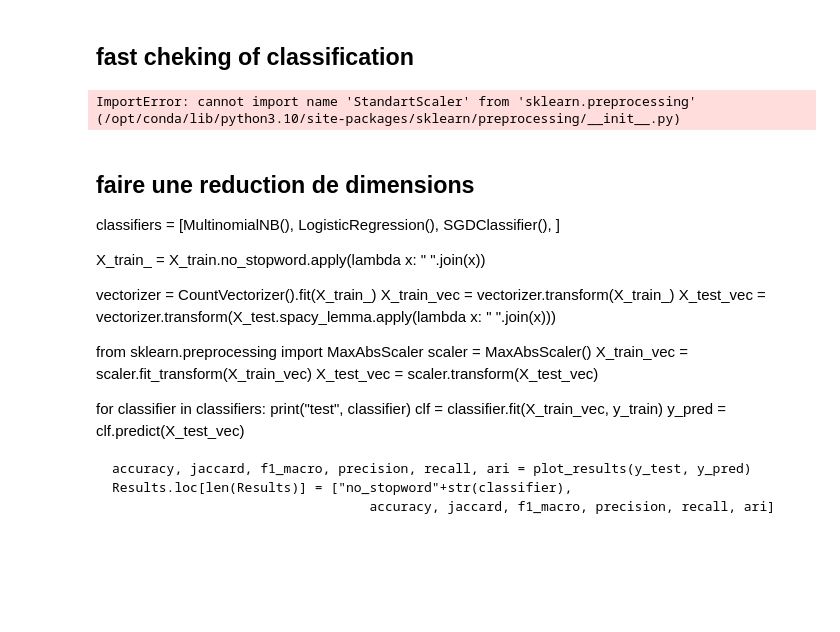
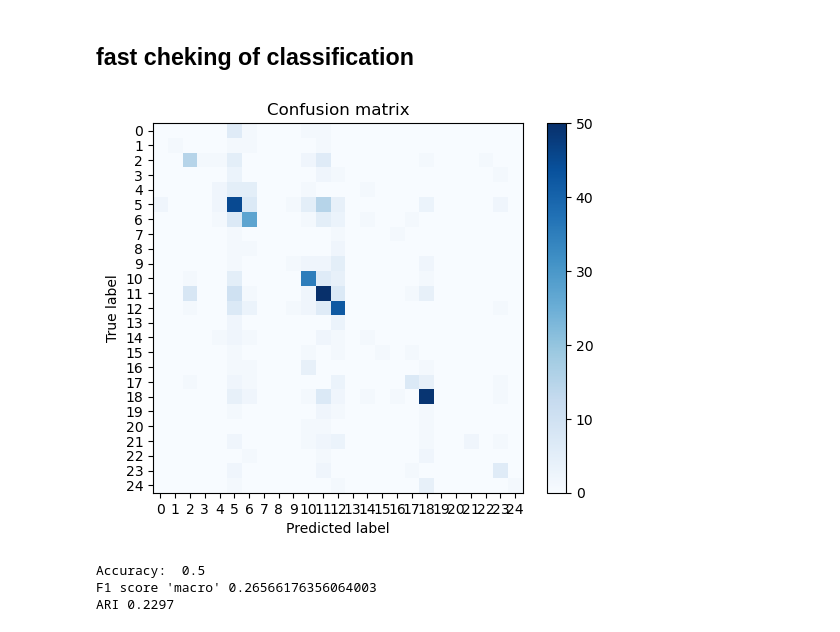
Before and after one commit to RCaz33/API_predict, a Jupyter notebook: cazelles-remi-notebook-exploration-06-2023.ipynb, the cells around one changed output. Cells and saved outputs as stored; diff of their text form; code cells hidden in the pictures; blank space fills up the shorter version.

```diff
--- a/cazelles-remi-notebook-exploration-06-2023.ipynb
+++ b/cazelles-remi-notebook-exploration-06-2023.ipynb
@@ -345,7 +346,7 @@ it correspond to reduce the dimension of the vocabulary
 # %%
 # tokenize corpus per tag
 max_freq_tokens = []
-for tag in tqdm(top_200_tags):
+for tag in tqdm(tags_to_keep):
     df_temp = df.loc[df.Single_most_used_tag == tag]
     tokens_tag = nltk.word_tokenize("".join(df_temp.Body_clean.values).lower())
     max_freq_tokens.append([i for i,k in Counter(tokens_tag).most_common(200)])
@@ -451,11 +443,11 @@ def spacy(text):
 tqdm.pandas()
 df['tokens'] = df.Body_clean.progress_apply(make_tokens)
 df['no_stopword'] = df.tokens.progress_apply(lambda x: remove_sw_tokens(x, stopwords_to_use))
-#df['spacy_lemma'] = df.tokens.progress_apply(lambda x: spacy(" ".join(x)))
+df['spacy_lemma'] = df.tokens.progress_apply(lambda x: spacy(" ".join(x)))
 # %%
-#df['lemma'] = df.tokens.progress_apply(lambda x: lemma_fct(x))
-#df['SnowStemmer'] = df.tokens.progress_apply(lambda x: snow_stemmer(x))
-#df['Snowlemma'] = df.SnowStemmer.progress_apply(lambda x: lemma_fct(x))
+df['lemma'] = df.tokens.progress_apply(lambda x: lemma_fct(x))
+df['SnowStemmer'] = df.tokens.progress_apply(lambda x: snow_stemmer(x))
+df['Snowlemma'] = df.SnowStemmer.progress_apply(lambda x: lemma_fct(x))
 # %%
 # is saved all post that have at least 1 tag in the 200 most used tags list (min occurence is 8 / 50 000)
 df = df[['Tags_list','Tags_200_list','Single_most_used_tag','Body_clean','tokens','no_stopword','spacy_lemma','lemma','SnowStemmer','Snowlemma']]
@@ -509,60 +578,35 @@ for name, class_ in estimators:
 # %%
-tags_to_keep = df.Single_most_used_tag.value_counts()[:50].index.to_list()
+dft = df.sample(2000)
+tags_to_keep = dft.Single_most_used_tag.value_counts()[:25].index.to_list()
 
-X = df.loc[df.Single_most_used_tag.isin(tags_to_keep)]
+X = dft.loc[df.Single_most_used_tag.isin(tags_to_keep)]
 y = LabelEncoder().fit_transform(X.Single_most_used_tag)
 
 X_train, X_test, y_train, y_test = train_test_split(
     X, y, test_size=0.33, random_state=125, stratify=y)
 
 
 X_train_ = X_train.no_stopword.apply(lambda x: " ".join(x))
 
 vectorizer = CountVectorizer().fit(X_train_)
 X_train_vec = vectorizer.transform(X_train_)
 X_test_vec = vectorizer.transform(X_test.no_stopword.apply(lambda x: " ".join(x)))
 
 
-from sklearn.preprocessing import StandartScaler
+from sklearn.preprocessing import StandardScaler
 scaler = StandardScaler()
-X_train_sc = scaler.fit_transform(X_train_vec)
-X_test_sc = scaler.transform(X_test_vec)
+X_train_sc = scaler.fit_transform(X_train_vec.toarray())
+X_test_sc = scaler.transform(X_test_vec.toarray())
 
-clf = MultinomialNB().fit(X_train_vec, y_train)
+clf = LogisticRegression(multi_class='ovr').fit(X_train_vec, y_train)
 
 y_pred = clf.predict(X_test_vec)
 
 accuracy, jaccard, f1_macro, precision, recall, ari = plot_results(y_test, y_pred)
-Results.loc[len(Results)] = ["no_stopword"+str(classifier),
+Results.loc[len(Results)] = ["",
                                      accuracy, jaccard, f1_macro, precision, recall, ari]
 # %% [output]
+[figure, added]
-ImportError: cannot import name 'StandartScaler' from 'sklearn.preprocessing' (/opt/conda/lib/python3.10/site-packages/sklearn/preprocessing/__init__.py)
+Accuracy:  0.5
+F1 score 'macro' 0.26566176356064003
+ARI 0.2297
-# %% [markdown]
-## faire une reduction de dimensions
-
-classifiers = [MultinomialNB(),
-               LogisticRegression(),
-               SGDClassifier(),
-              ]
-
-
-X_train_ = X_train.no_stopword.apply(lambda x: " ".join(x))
-
-vectorizer = CountVectorizer().fit(X_train_)
-X_train_vec = vectorizer.transform(X_train_)
-X_test_vec = vectorizer.transform(X_test.spacy_lemma.apply(lambda x: " ".join(x)))
-
-
-from sklearn.preprocessing import MaxAbsScaler
-scaler = MaxAbsScaler()
-X_train_vec = scaler.fit_transform(X_train_vec)
-X_test_vec = scaler.transform(X_test_vec)
-
-for classifier in classifiers:
-    print("test", classifier)
-    clf = classifier.fit(X_train_vec, y_train)
-    y_pred = clf.predict(X_test_vec)
-
-    accuracy, jaccard, f1_macro, precision, recall, ari = plot_results(y_test, y_pred)
-    Results.loc[len(Results)] = ["no_stopword"+str(classifier),
-                                     accuracy, jaccard, f1_macro, precision, recall, ari]
```
Also changed, not shown: parts of 29 cells of this notebook.
